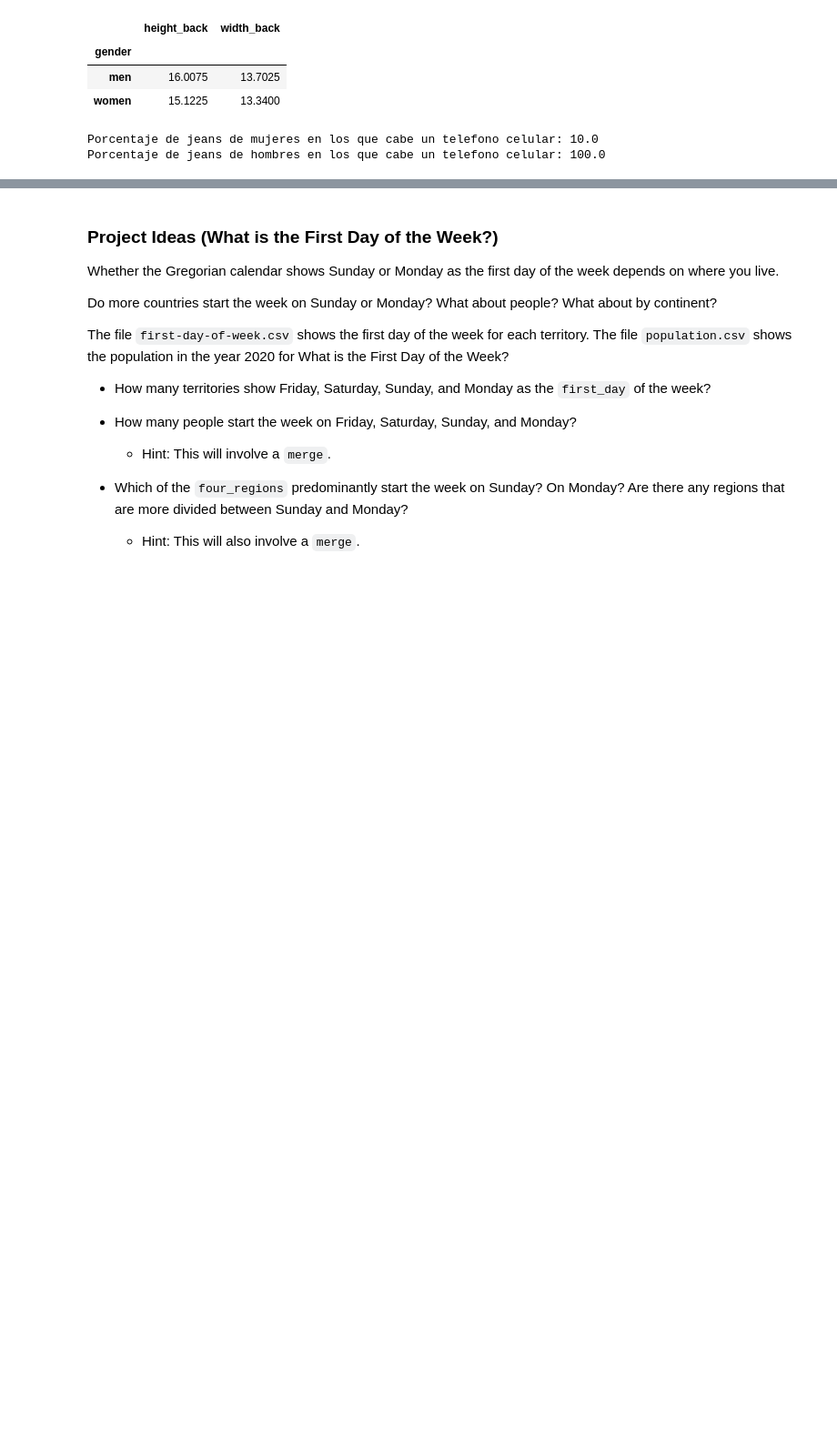
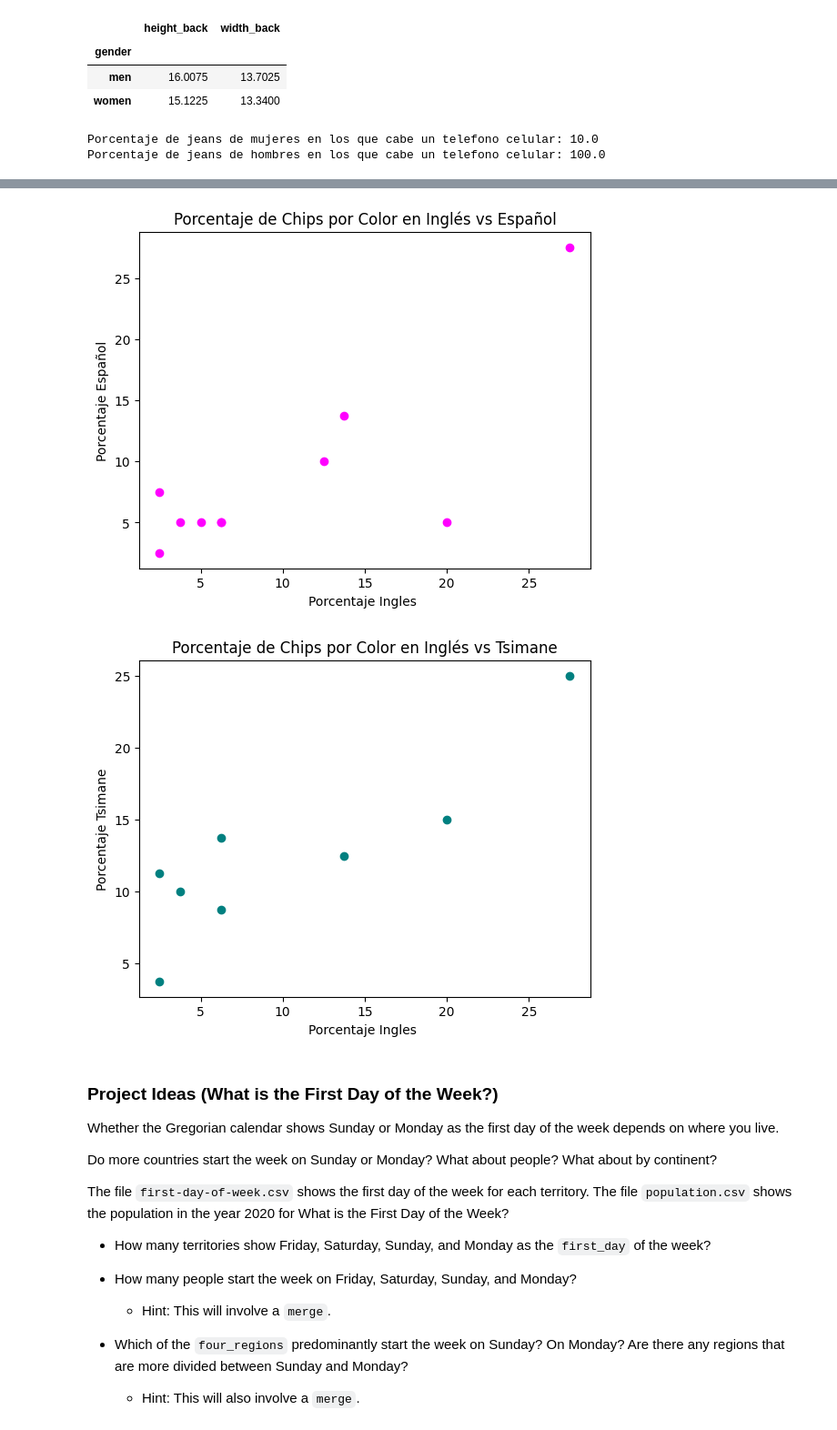
Before and after one commit to Lizbeth-Guerrero/MineriaDeDatos, a Jupyter notebook: Untitled0.ipynb, the cells around one changed output, grey strips where cells are left out. Shown at 91% size. Saved outputs shown, nothing was run; the diff lists cells and outputs as text; code cells hidden in the pictures; blank space fills up the shorter version.

```diff
--- a/Untitled0.ipynb
+++ b/Untitled0.ipynb
@@ -1268,3 +1336,27 @@ Porcentaje de jeans de hombres en los que cabe un telefono celular: 100.0
+# %%
+#Is there a correlation between languages? Create scatter plots.
+#Hint: the x-axis could be the percentage of chips for English speakers and the y-axis could be the percentage of chips for Tsimane speakers and each data point represents a color name.
+#You might need to merge dataframes.
+#Grafico 1
+eng_spa = english_df.merge(spanish_df, on='Color')
+eng_spa.columns = ['Color', 'Porcentaje_ingles', 'Porcentaje_Español']
+plt.scatter(eng_spa['Porcentaje_ingles'], eng_spa['Porcentaje_Español'], color = 'Fuchsia')
+plt.xlabel('Porcentaje Ingles ')
+plt.ylabel('Porcentaje Español')
+plt.title('Porcentaje de Chips por Color en Inglés vs Español')
+plt.show()
+print("\n")
+#Grafico 2
+eng_tsi = english_df.merge(tsimane_df, on='Color')
+eng_tsi.columns = ['Color', 'Porcentaje_ingles', 'Porcentaje_Tsimane']
+plt.scatter(eng_tsi['Porcentaje_ingles'], eng_tsi['Porcentaje_Tsimane'], color = 'teal')
+plt.xlabel('Porcentaje Ingles ')
+plt.ylabel('Porcentaje Tsimane')
+plt.title('Porcentaje de Chips por Color en Inglés vs Tsimane')
+plt.show()
+# %% [output]
+[figure, added]
+[figure, added]
 # %% [markdown]
 ### Project Ideas (What is the First Day of the Week?)
 
```
Also changed, not shown: parts of 6 cells of this notebook.
